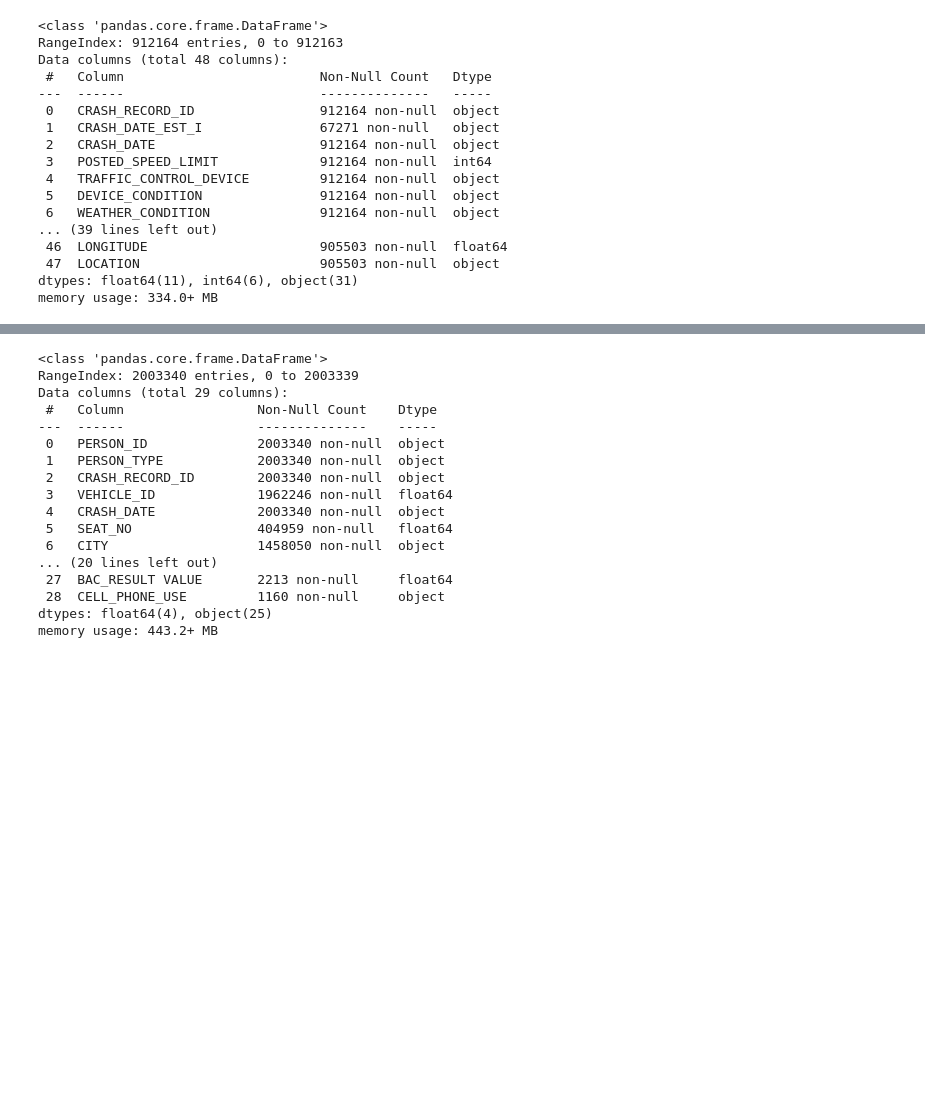
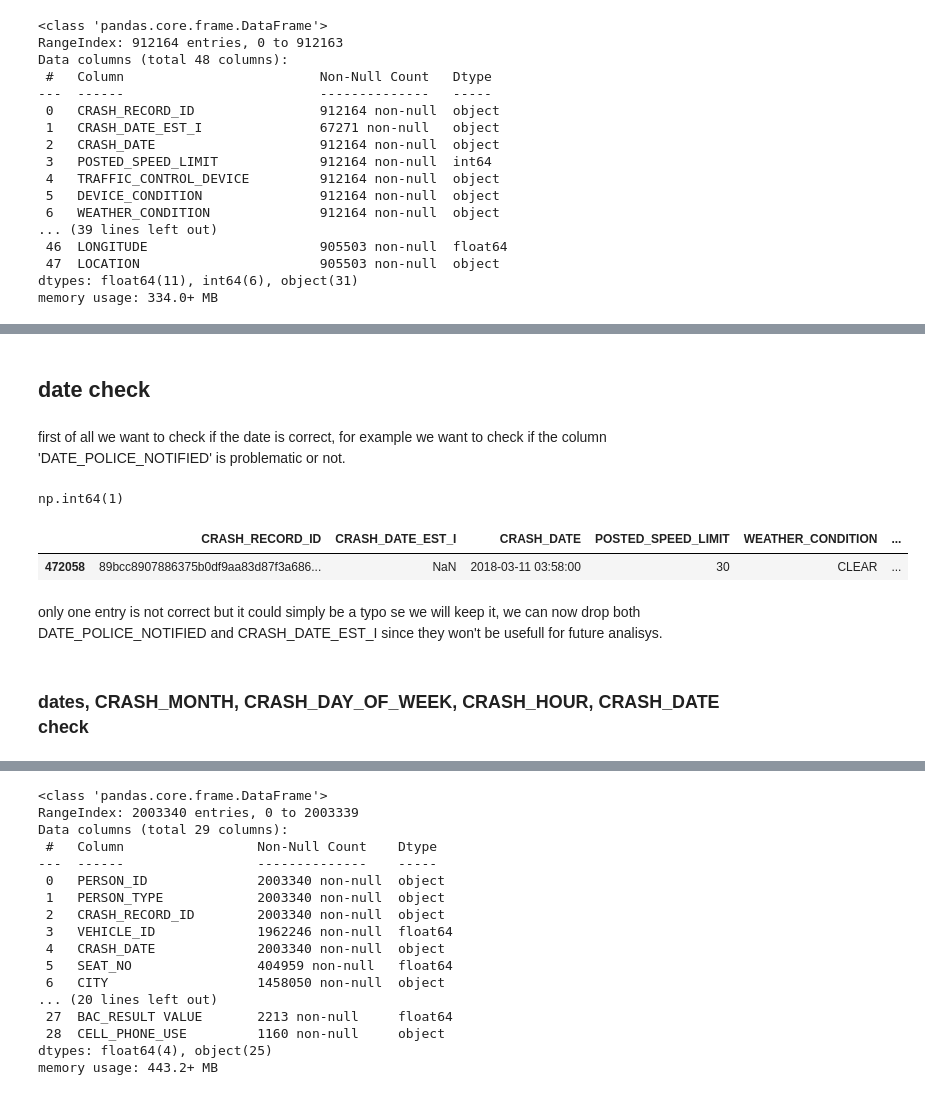
Before and after one commit to lavo2/DataMining-Project, a Jupyter notebook: 1-understanding.ipynb, the cells around one changed output, grey strips where cells are left out. Saved outputs shown, nothing was run; the diff lists cells and outputs as text; code cells hidden in the pictures; blank space fills up the shorter version.

```diff
--- a/1-understanding.ipynb
+++ b/1-understanding.ipynb
@@ -29,0 +136,15 @@ memory usage: 334.0+ MB
+# %% [markdown]
+## date check
+# %% [markdown]
+first of all we want to check if the date is correct, for example we want to check if the column 'DATE_POLICE_NOTIFIED' is problematic or not.
+# %%
+crashes['CRASH_DATE'].gt(crashes['DATE_POLICE_NOTIFIED']).sum()
+# %% [output]
+np.int64(1)
+# %%
+crashes[crashes['CRASH_DATE'].gt(crashes['DATE_POLICE_NOTIFIED'])]
+# %% [output]
+|  | CRASH_RECORD_ID | CRASH_DATE_EST_I | CRASH_DATE | POSTED_SPEED_LIMIT | WEATHER_CONDITION | ... |
+| 472058 | 89bcc8907886375b0df9aa83d87f3a686... | NaN | 2018-03-11 03:58:00 | 30 | CLEAR | ... |
+# %% [markdown]
+only one entry is not correct but it could simply be a typo se we will keep it, we can now drop both DATE_POLICE_NOTIFIED and CRASH_DATE_EST_I since they won't be usefull for future analisys.
@@ -29,0 +154,2 @@ memory usage: 334.0+ MB
+# %% [markdown]
+### dates, CRASH_MONTH, CRASH_DAY_OF_WEEK, CRASH_HOUR, CRASH_DATE check
```
Also changed, not shown: parts of 29 cells of this notebook, 1 other file.
